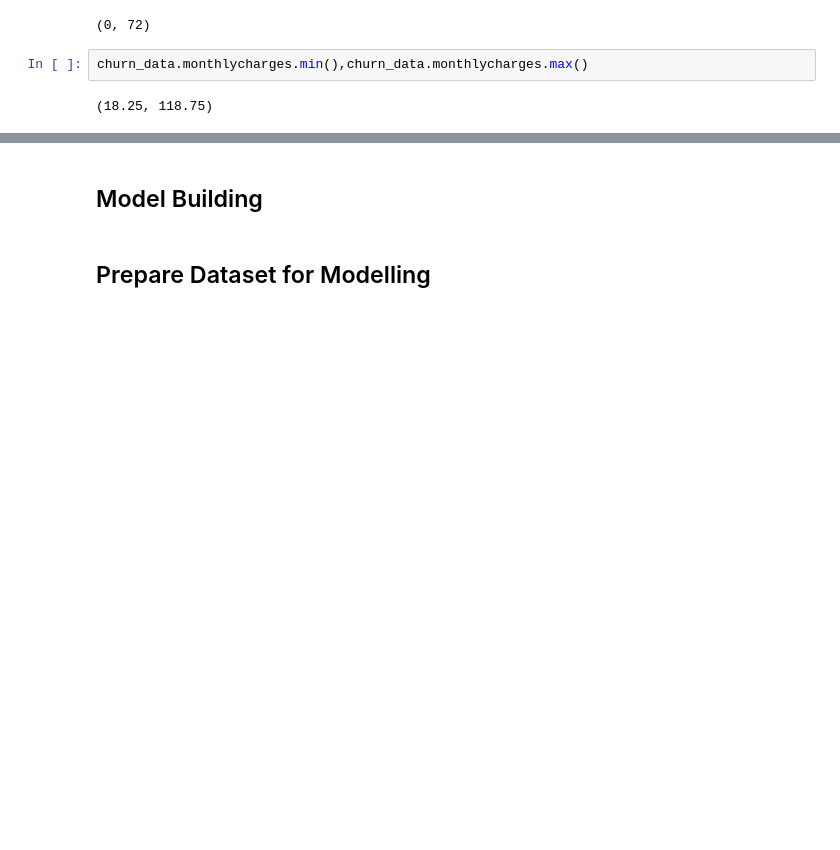
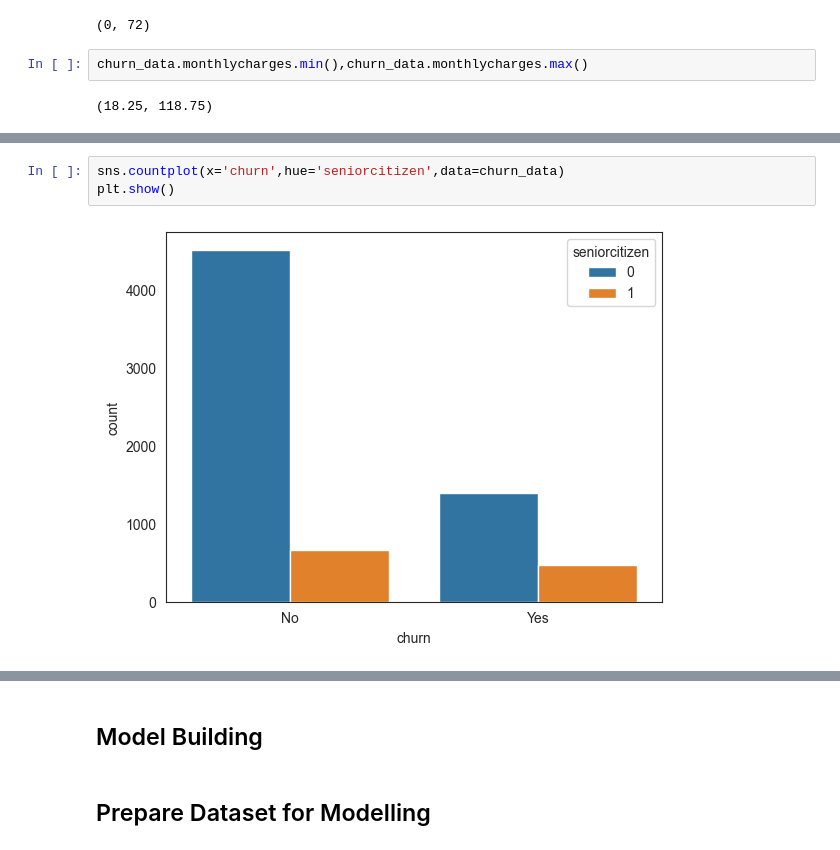
Before and after one commit to gkadeoti/tesco_customer_churn, a Jupyter notebook: experimentation.ipynb, the cells around one changed output, grey strips where cells are left out. Drawn from its saved outputs; the diff is of its cells as text; blank space fills up the shorter version.

```diff
--- a/experimentation.ipynb
+++ b/experimentation.ipynb
@@ -218,0 +289,5 @@ churn_data.totalcharges.min(),churn_data.totalcharges.max()
+# %%
+sns.countplot(x='churn',hue='seniorcitizen',data=churn_data)
+plt.show()
+# %% [output]
+[figure, added]
```
Also changed, not shown: parts of 57 cells of this notebook, 1 other file.
